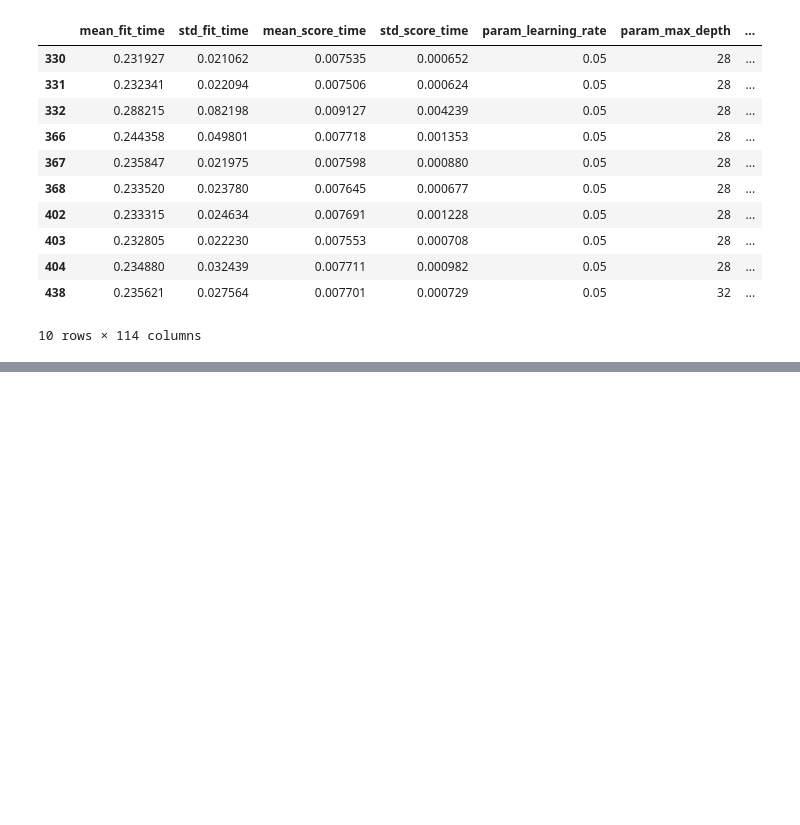
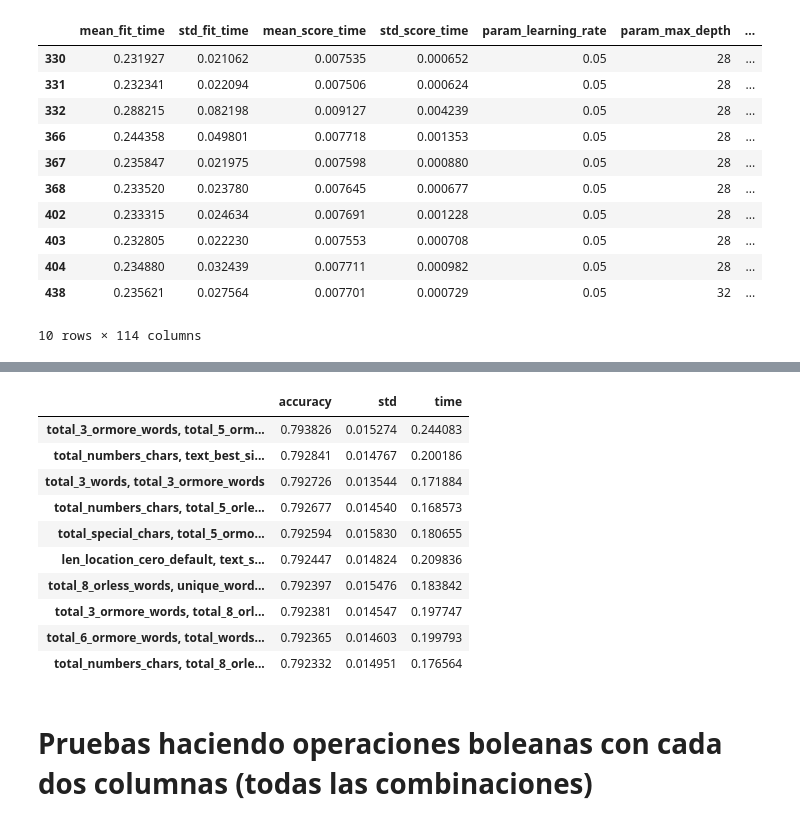
Before and after one commit to danielacarrero/orga-datos, a Jupyter notebook: TP2/LightGBM_jesus.ipynb, the cells around one changed output, grey strips where cells are left out. Cells and saved outputs as stored; diff of their text form; code cells hidden in the pictures; blank space fills up the shorter version.

```diff
--- a/TP2/LightGBM_jesus.ipynb
+++ b/TP2/LightGBM_jesus.ipynb
@@ -1137,0 +1239,43 @@ memory usage: 1.5 MB
+# %%
+no_column = get_dic_acc()
+index_no_column = []
+
+for x in pair_number_columns:
+    start = time.time()
+    light_model = LGBMClassifier(random_state=1)
+    cv = RepeatedStratifiedKFold(n_splits=10,random_state=1)
+
+    x_train_div = x_2_train.copy()
+    x_train_div[x[1]] = x_train_div[x[1]].replace(0,1)
+    x_train_div['div_column_1'] = x_train_div[x[0]] / x_train_div[x[1]]
+
+    x_train_div = x_2_train.copy()
+    x_train_div[x[0]] = x_train_div[x[0]].replace(0,1)
+    x_train_div['div_column_2'] = x_train_div[x[1]] / x_train_div[x[0]]
+
+    n_scores = cross_val_score(light_model, x_train_div, y_2_train, scoring='accuracy', cv=cv, n_jobs=-1, error_score='raise')
+    end = time.time()
+
+    index_no_column.append(", ".join(x))
+    no_column['accuracy'].append(np.mean(n_scores))
+    no_column['std'].append(np.std(n_scores))
+    no_column['time'].append((end - start)/60)
+
+
+results_div = pd.DataFrame(no_column, index=index_no_column)
+# %%
+results_div.nlargest(10,'accuracy')
+# %% [output]
+|  | accuracy | std | time |
+| total_3_ormore_words, total_5_orm... | 0.793826 | 0.015274 | 0.244083 |
+| total_numbers_chars, text_best_si... | 0.792841 | 0.014767 | 0.200186 |
+| total_3_words, total_3_ormore_words | 0.792726 | 0.013544 | 0.171884 |
+| total_numbers_chars, total_5_orle... | 0.792677 | 0.014540 | 0.168573 |
+| total_special_chars, total_5_ormo... | 0.792594 | 0.015830 | 0.180655 |
+| len_location_cero_default, text_s... | 0.792447 | 0.014824 | 0.209836 |
+| total_8_orless_words, unique_word... | 0.792397 | 0.015476 | 0.183842 |
+| total_3_ormore_words, total_8_orl... | 0.792381 | 0.014547 | 0.197747 |
+| total_6_ormore_words, total_words... | 0.792365 | 0.014603 | 0.199793 |
+| total_numbers_chars, total_8_orle... | 0.792332 | 0.014951 | 0.176564 |
+# %% [markdown]
+# Pruebas haciendo operaciones boleanas con cada dos columnas (todas las combinaciones)
```
Also changed, not shown: parts of 20 cells of this notebook, 15 other files.
